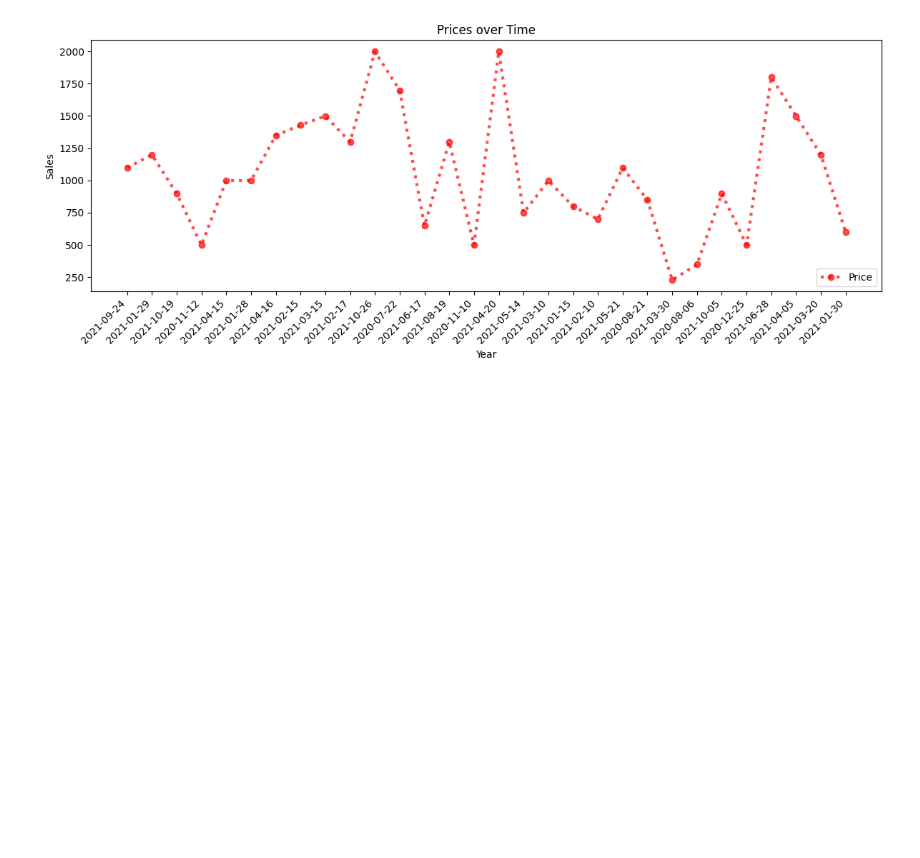
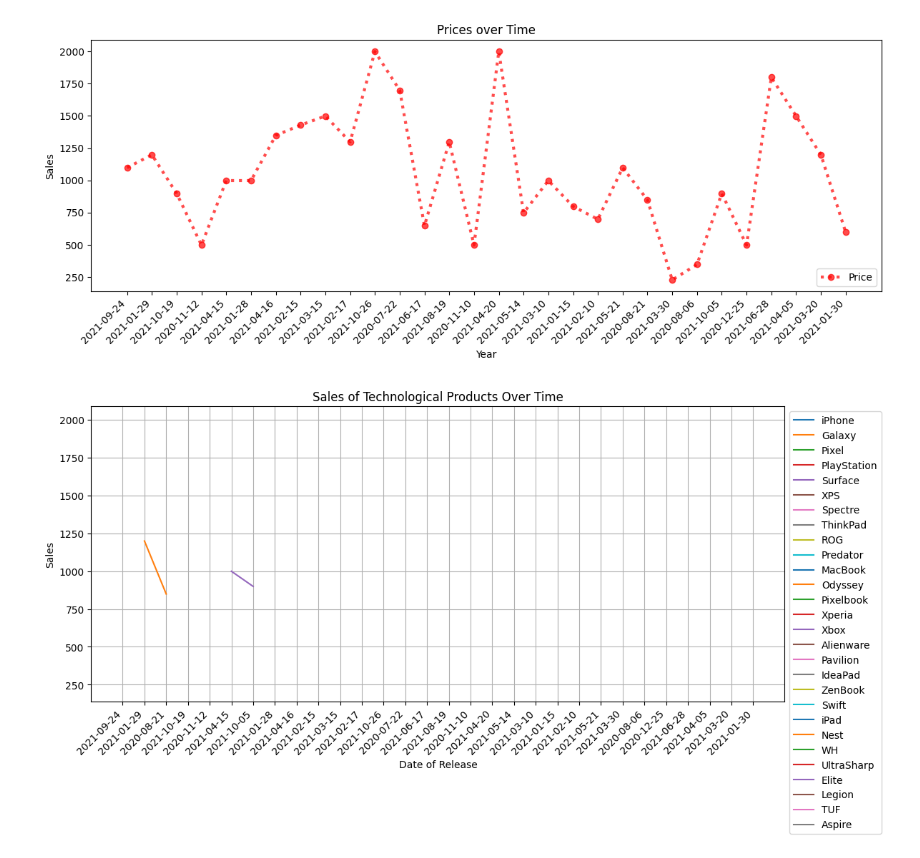
Before and after one commit to Frostyk/VDA-CPE-031-CpE21S4, a Jupyter notebook: Exercise_9.ipynb, the cells around one changed output. Drawn from its saved outputs; the diff is of its cells as text; code cells hidden in the pictures; blank space fills up the shorter version.

```diff
--- a/Exercise_9.ipynb
+++ b/Exercise_9.ipynb
@@ -72,3 +74,35 @@ plt.legend(loc='lower right')
 plt.show()
 # %% [output]
 [figure]
+# %%
+#C
+import pandas as pd
+import matplotlib.pyplot as plt
+
+
+df = pd.read_excel('Technological-Products-Sample-Data.xlsx')
+ # Convert the DataFrame to a CSV file
+df.to_csv('Technological-Products-Sample-Data.csv', index=False)
+df = pd.read_csv('Technological-Products-Sample-Data.csv')
+
+# Create the plot
+plt.figure(figsize=(12, 6))  # Adjust figure size as needed
+
+# Plot each product's sales
+for product in df['Device'].unique():
+    product_data = df[df['Device'] == product]
+    plt.plot(product_data['Date of Release'], product_data['Price (USD)'], label=product)
+
+# Customize the plot
+plt.title('Sales of Technological Products Over Time')
+plt.xlabel('Date of Release')
+plt.ylabel('Sales')
+plt.xticks(rotation=45, ha='right')
+plt.legend(loc='upper left', bbox_to_anchor=(1, 1))
+plt.grid(True)
+plt.tight_layout()
+
+# Show the plot
+plt.show()
+# %% [output]
+[figure, added]
```
Also changed, not shown: parts of 4 cells of this notebook.
